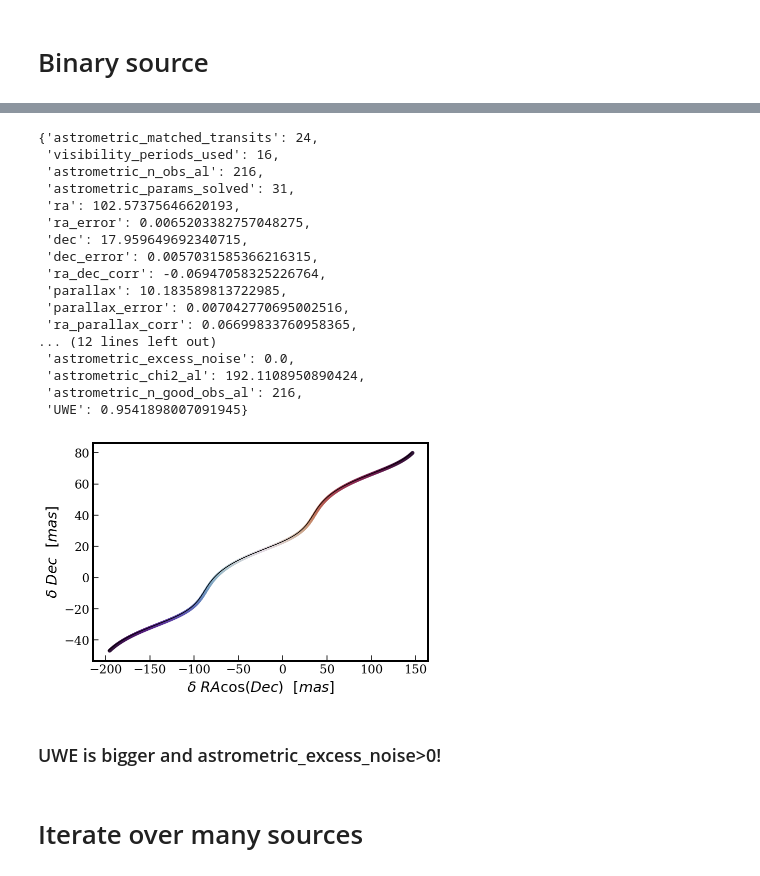
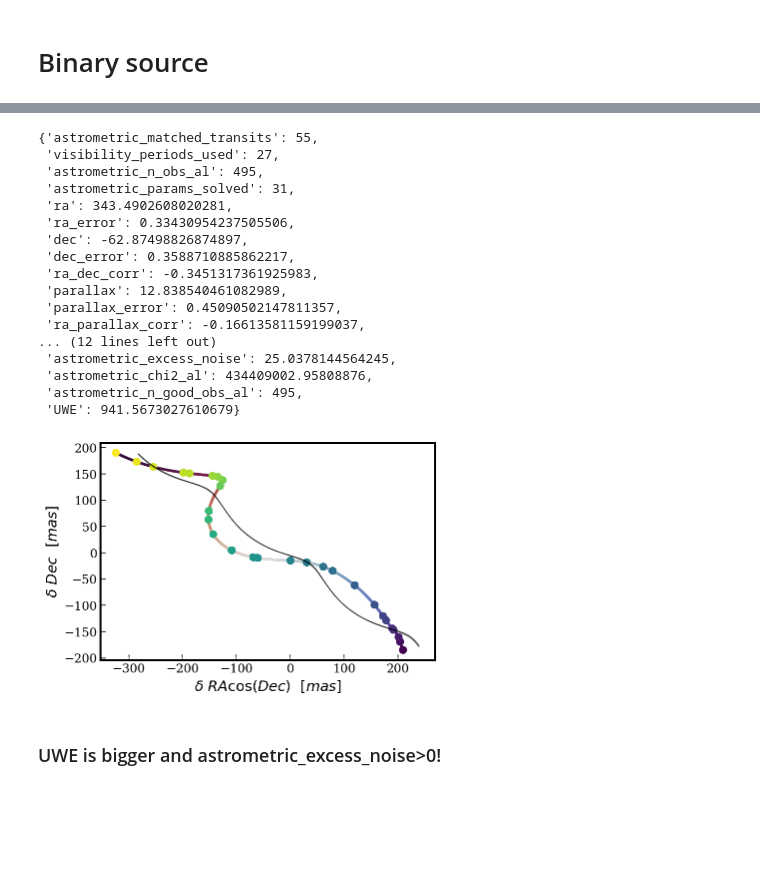
Before and after one commit to zpenoyre/astromet.py, a Jupyter notebook: Gaia_fit_demo.ipynb, the cells around one changed output, grey strips where cells are left out. Cells and saved outputs as stored; diff of their text form; code cells hidden in the pictures; blank space fills up the shorter version.

```diff
--- a/Gaia_fit_demo.ipynb
+++ b/Gaia_fit_demo.ipynb
@@ -98,5 +88,6 @@ params.ra, params.dec, params.parallax, params.pmrac, params.pmdec
 # %%
 # 'pmra' in gaia data is pmra*cos(dec)
-gaia_output=astromet.gaia_fit(t_obs,x_obs,phi_obs,x_err,params.ra,params.dec)
+results=astromet.fit(t_obs,x_obs,phi_obs,x_err,params.ra,params.dec)
+gaia_output=astromet.gaia_results(results)
 gaia_output
 # %% [output]
@@ -156,9 +149,7 @@ params.parallax=10*np.power(np.random.rand(),-1/3) # all within 100 pc
 params.pmrac=params.parallax*np.random.normal(scale=6.67)
 params.pmdec=params.parallax*np.random.normal(scale=6.67)
 
-params.rac = params.ra*np.cos(np.deg2rad(params.dec))
-
-params.phot_g_mean_mag=np.random.rand()*6+10
+mag=np.random.rand()*6+10
 
 c=Source(params.ra,params.dec,unit='deg')
 sl=dr3_sl(c, return_times=True, return_angles=True)
@@ -167,7 +158,7 @@ sort=np.argsort(ts)
 ts=ts[sort]
 phis=np.squeeze(np.hstack(sl['angles']))[sort]
 
-params.period=100#10**(-1.5+3*np.random.rand()) # periods between 0.03 and 30 years
+params.period=10**(-1.5+3*np.random.rand()) # periods between 0.03 and 30 years
 params.l=np.random.rand() # uniform light ratio
 params.q=4*np.random.rand()**2 # mass ratios between 0 and 4 (half less than 1)
 params.a=10*np.random.rand()**2
@@ -187,7 +173,6 @@ plt.scatter(rac_track, dec_track, c=ts)
 # %%
-x_true = rac_track * np.sin(np.deg2rad(phis)) + dec_track * np.cos(np.deg2rad(phis))
 x_err = astromet.sigma_ast(mag)
-t_obs,x_obs,phi_obs,rac_obs,dec_obs=astromet.gaia_mock(ts,phis,rac_track,dec_track,err=x_err)
+t_obs,x_obs,phi_obs,rac_obs,dec_obs=astromet.mock_obs(ts,phis,drac_track,ddec_track,err=x_err)
 # %%
 params.ra, params.dec, params.parallax, params.pmrac, params.pmdec
 # %% [output]
@@ -199,54 +184,53 @@ params.ra, params.dec, params.parallax, params.pmrac, params.pmdec
 # %%
 # 'pmra' in gaia data is pmra*cos(dec)
-gaia_output=astromet.gaia_fit(t_obs,x_obs,phi_obs,x_err,params.ra,params.dec)
+results=astromet.fit(t_obs,x_obs,phi_obs,x_err,params.ra,params.dec)
+gaia_output=astromet.gaia_results(results)
 gaia_output
 # %% [output]
-{'astrometric_matched_transits': 24,
- 'visibility_periods_used': 16,
- 'astrometric_n_obs_al': 216,
+{'astrometric_matched_transits': 55,
+ 'visibility_periods_used': 27,
+ 'astrometric_n_obs_al': 495,
  'astrometric_params_solved': 31,
- 'ra': 102.57375646620193,
- 'ra_error': 0.0065203382757048275,
- 'dec': 17.959649692340715,
- 'dec_error': 0.0057031585366216315,
- 'ra_dec_corr': -0.06947058325226764,
- 'parallax': 10.183589813722985,
- 'parallax_error': 0.007042770695002516,
- 'ra_parallax_corr': 0.06699833760958365,
+ 'ra': 343.4902608020281,
+ 'ra_error': 0.33430954237505506,
+ 'dec': -62.87498826874897,
+ 'dec_error': 0.3588710885862217,
+ 'ra_dec_corr': -0.3451317361925983,
+ 'parallax': 12.838540461082989,
+ 'parallax_error': 0.45090502147811357,
+ 'ra_parallax_corr': -0.16613581159199037,
 ... (12 lines left out)
- 'astrometric_excess_noise': 0.0,
- 'astrometric_chi2_al': 192.1108950890424,
- 'astrometric_n_good_obs_al': 216,
- 'UWE': 0.9541898007091945}
+ 'astrometric_excess_noise': 25.0378144564245,
+ 'astrometric_chi2_al': 434409002.95808876,
+ 'astrometric_n_good_obs_al': 495,
+ 'UWE': 941.5673027610679}
 # %%
 # optionally plot tracks
 plotts=np.linspace(ts[0],ts[-1],1000)
 cs=mpl.cm.twilight_shifted(np.interp(plotts,[plotts[0],plotts[-1]],[0,1]))
 
 plotRacs,plotDecs=astromet.track(plotts,params)
 
 ax=plt.gca()
 fitparams=astromet.params()
 for i in range(16):
-    fitparams.ra=gaia_output['ra']
-    #+np.random.randn()*gaia_output['ra_error']*mas/np.cos(np.deg2rad(gaia_output['dec']))
-    fitparams.dec=gaia_output['dec']#+np.random.randn()*gaia_output['dec_error']*mas
-    fitparams.pmrac=gaia_output['pmra']#+np.random.randn()*gaia_output['pmra_error']
-    fitparams.pmdec=gaia_output['pmdec']#+np.random.randn()*gaia_output['pmdec_error']
-    fitparams.parallax=gaia_output['parallax']#+np.random.randn()*gaia_output['parallax_error']
+    fitparams.ra=params.ra
+    fitparams.dec=params.dec
+    fitparams.drac=results['drac']+np.random.randn()*results['drac_error']
+    fitparams.ddec=results['ddec']+np.random.randn()*results['ddec_error']
+    fitparams.pmrac=results['pmrac']+np.random.randn()*results['pmrac_error']
+    fitparams.pmdec=results['pmdec']+np.random.randn()*results['pmdec_error']
+    fitparams.parallax=results['parallax']+np.random.randn()*results['parallax_error']
 
     fitRacs,fitDecs=astromet.track(plotts,fitparams)
-    racdiff=(gaia_output['ra']-params.ra)/(mas*np.cos(np.deg2rad(params.dec)))
-    decdiff=(gaia_output['dec']-params.dec)/mas
-    ax.plot(fitRacs+racdiff,fitDecs+decdiff,c='k',alpha=0.2,lw=0.5)
-ax.scatter(plotRacs,plotDecs,c=cs,s=10,alpha=0.8)
+    ax.plot(fitRacs,fitDecs,c='k',alpha=0.2,lw=0.5)
+ax.scatter(plotRacs,plotDecs,c=cs,s=5,alpha=0.8)
+plt.scatter(rac_obs, dec_obs, c=t_obs,s=50,alpha=0.8)
 ax.set_xlabel(r'$\delta \ RA \cos(Dec) \ \ [mas]$')
 ax.set_ylabel(r'$\delta \ Dec \ \ [mas]$')
 
 plt.show()
 # %% [output]
-[figure, old version]
+[figure, new version]
 # %% [markdown]
 ### UWE is bigger and astrometric_excess_noise>0!
-# %% [markdown]
-# Iterate over many sources
```
Also changed, not shown: parts of 12 cells of this notebook, 4 other files.
